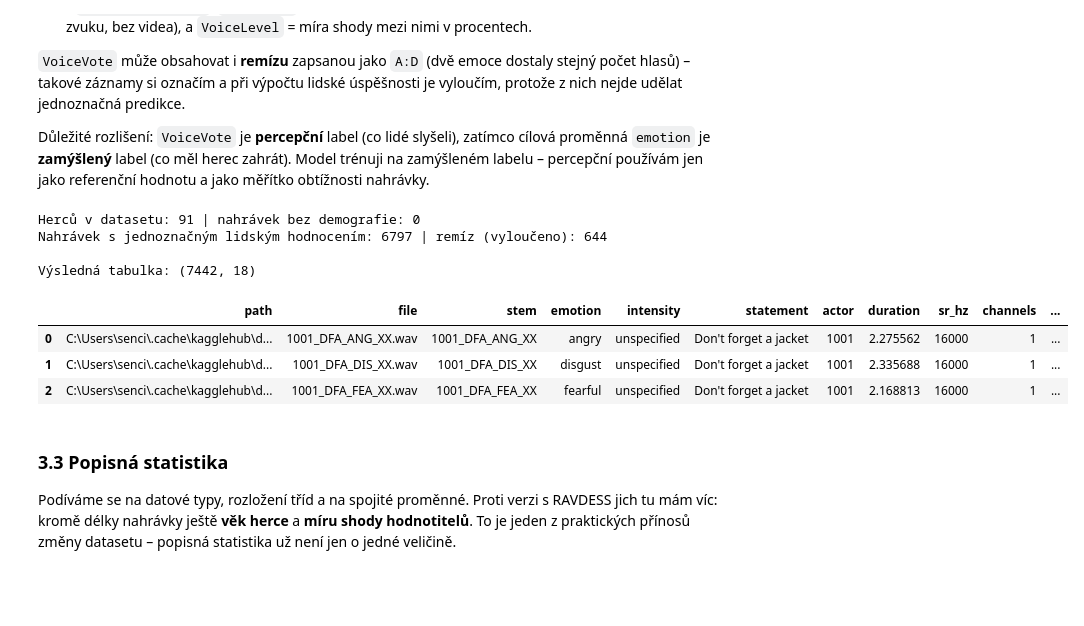
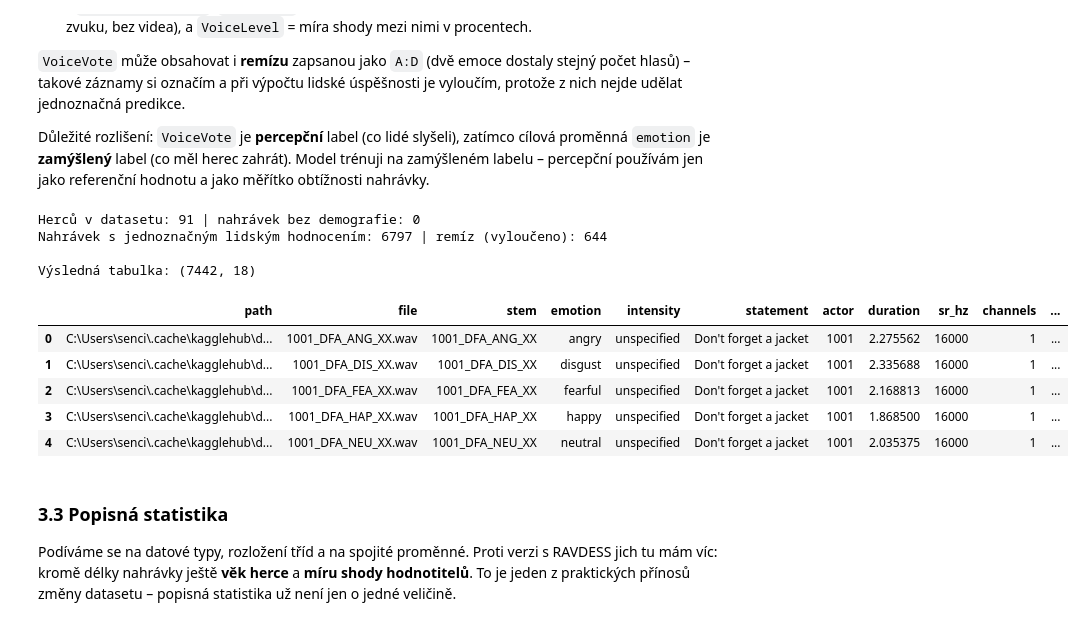
Before and after one commit to dejduu/usu, a Jupyter notebook: sencisin_emoce.ipynb, the cells around one changed output. Drawn from its saved outputs; the diff is of its cells as text; code cells hidden in the pictures; blank space fills up the shorter version.

```diff
--- a/sencisin_emoce.ipynb
+++ b/sencisin_emoce.ipynb
@@ -339,6 +355,7 @@ Důležité rozlišení: `VoiceVote` je **percepční** label (co lidé slyšeli
 **zamýšlený** label (co měl herec zahrát). Model trénuji na zamýšleném labelu – percepční používám jen jako
 referenční hodnotu a jako měřítko obtížnosti nahrávky.
 # %%
+# Připojení demografie herce ke každé nahrávce (spojení přes ActorID)
 if HAS_DEMO:
     d = demo.rename(columns={"ActorID": "actor", "Age": "age", "Sex": "sex",
                              "Race": "race", "Ethnicity": "ethnicity"}).copy()
@@ -346,35 +363,39 @@ if HAS_DEMO:
     df = df.merge(d, on="actor", how="left")
     print("Herců v datasetu:", df["actor"].nunique(),
           "| nahrávek bez demografie:", int(df["age"].isna().sum()))
 
+# Zkratky emocí používané v lidském hlasování
 VOICE = {"A": "angry", "D": "disgust", "F": "fearful",
          "H": "happy", "N": "neutral", "S": "sad"}
 
+# Připojení lidských hodnocení: co lidé slyšeli (human_pred) a jak byli jednotní (human_level)
 if HAS_HUMAN:
     h = human[["FileName", "VoiceVote", "VoiceLevel"]].copy()
     h["VoiceVote"]   = h["VoiceVote"].astype(str).str.strip()
-    h["human_tie"]   = h["VoiceVote"].str.contains(":")
+    h["human_tie"]   = h["VoiceVote"].str.contains(":")      # remíza dvou emocí, např. "A:D"
     h["human_pred"]  = h["VoiceVote"].where(~h["human_tie"]).map(VOICE)
     h["human_level"] = pd.to_numeric(h["VoiceLevel"], errors="coerce")
     df = df.merge(h[["FileName", "human_pred", "human_tie", "human_level"]],
                   left_on="stem", right_on="FileName", how="left").drop(columns="FileName")
     # u remíz nechávám <NA> místo False – jinak by se remíza počítala jako lidská chyba
     df["human_ok"] = ((df["human_pred"] == df["emotion"]).astype("boolean")
                       .where(df["human_pred"].notna()))
     print("Nahrávek s jednoznačným lidským hodnocením:", int(df["human_pred"].notna().sum()),
           "| remíz (vyloučeno):", int(df["human_tie"].sum()))
 
 print("\nVýsledná tabulka:", df.shape)
-df.head(3)
+df.head(5)
 # %% [output]
 Herců v datasetu: 91 | nahrávek bez demografie: 0
 Nahrávek s jednoznačným lidským hodnocením: 6797 | remíz (vyloučeno): 644
 
 Výsledná tabulka: (7442, 18)
 |  | path | file | stem | emotion | intensity | statement | actor | duration | sr_hz | channels | ... |
 | 0 | C:\Users\senci\.cache\kagglehub\d... | 1001_DFA_ANG_XX.wav | 1001_DFA_ANG_XX | angry | unspecified | Don't forget a jacket | 1001 | 2.275562 | 16000 | 1 | ... |
 | 1 | C:\Users\senci\.cache\kagglehub\d... | 1001_DFA_DIS_XX.wav | 1001_DFA_DIS_XX | disgust | unspecified | Don't forget a jacket | 1001 | 2.335688 | 16000 | 1 | ... |
 | 2 | C:\Users\senci\.cache\kagglehub\d... | 1001_DFA_FEA_XX.wav | 1001_DFA_FEA_XX | fearful | unspecified | Don't forget a jacket | 1001 | 2.168813 | 16000 | 1 | ... |
+| 3 | C:\Users\senci\.cache\kagglehub\d... | 1001_DFA_HAP_XX.wav | 1001_DFA_HAP_XX | happy | unspecified | Don't forget a jacket | 1001 | 1.868500 | 16000 | 1 | ... |
+| 4 | C:\Users\senci\.cache\kagglehub\d... | 1001_DFA_NEU_XX.wav | 1001_DFA_NEU_XX | neutral | unspecified | Don't forget a jacket | 1001 | 2.035375 | 16000 | 1 | ... |
 # %% [markdown]
 ### 3.3 Popisná statistika
 
```
Also changed, not shown: parts of 28 cells of this notebook.
